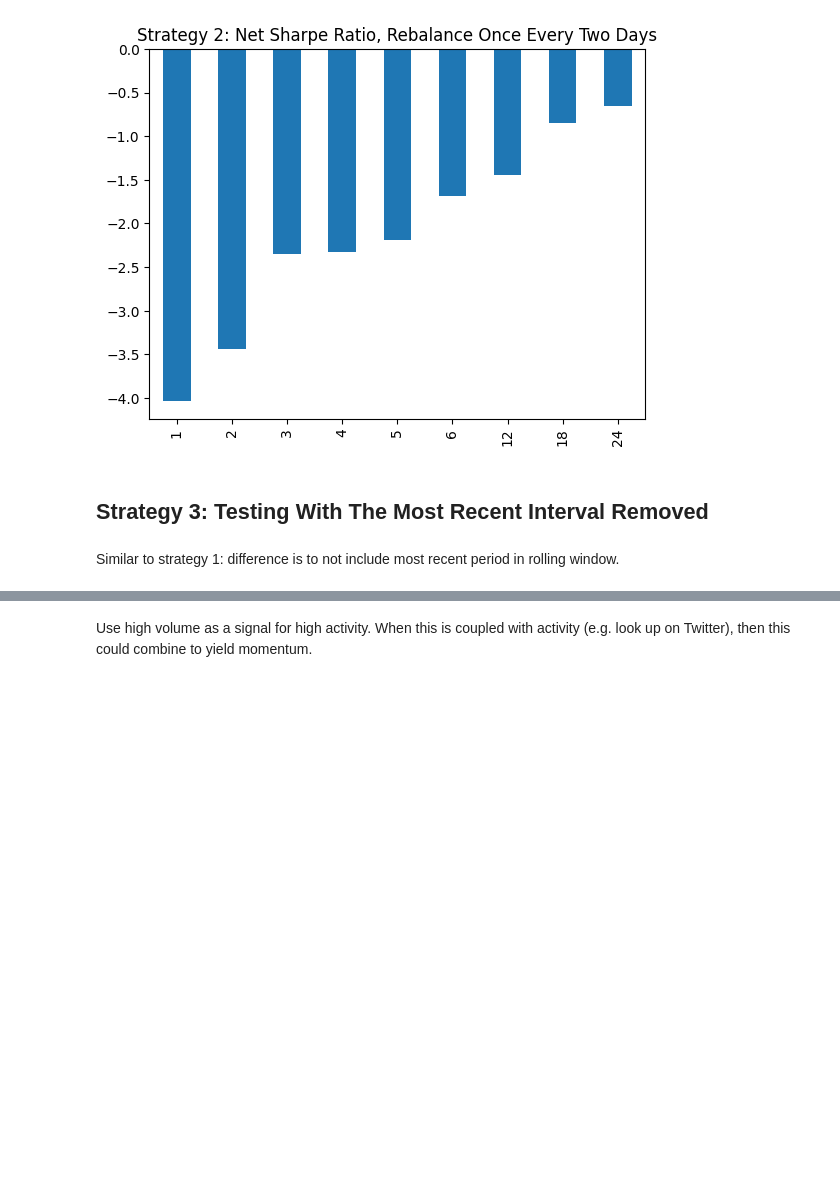
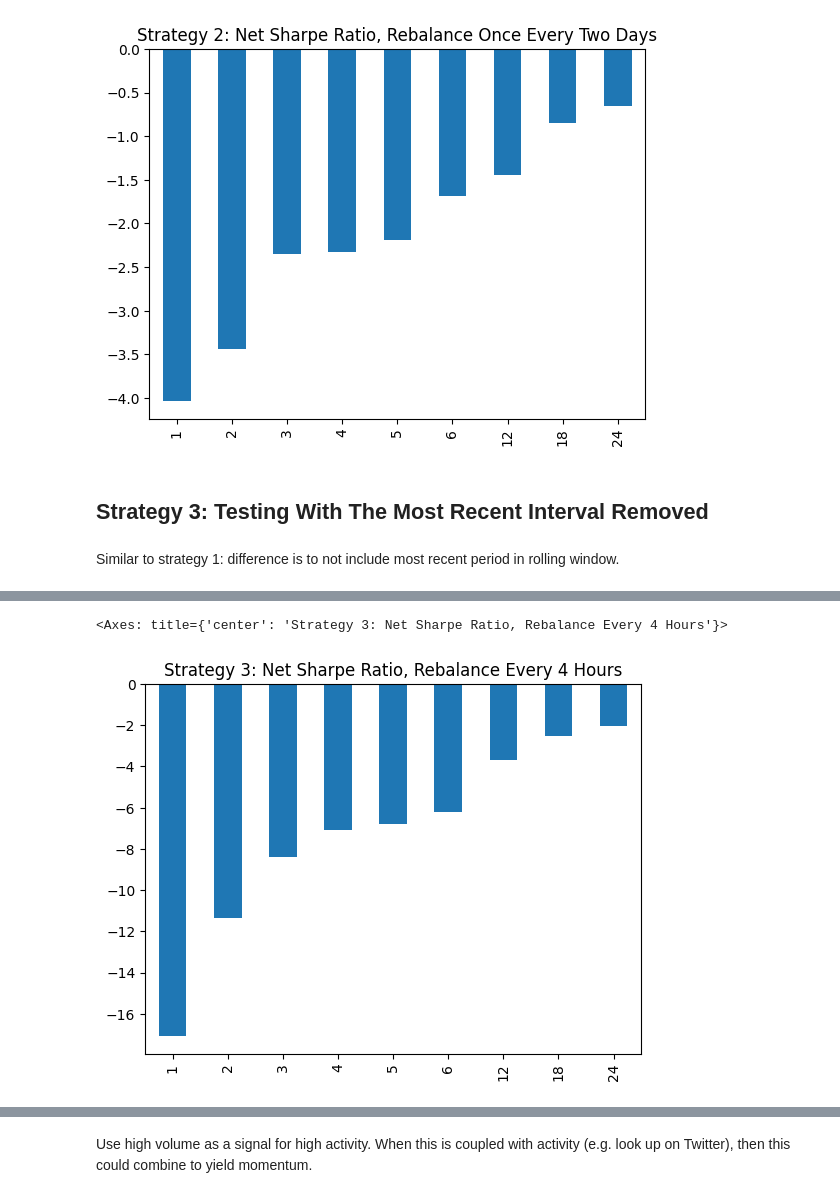
Before and after one commit to wbchristerson/jn-learning, a Jupyter notebook: cryptocurrency_stat_arb.ipynb, the cells around one changed output, grey strips where cells are left out. Saved outputs shown, nothing was run; the diff lists cells and outputs as text; code cells hidden in the pictures; blank space fills up the shorter version.

Commit message:
investigate momentum strategy where most recent period is ignored

```diff
--- a/cryptocurrency_stat_arb.ipynb
+++ b/cryptocurrency_stat_arb.ipynb
@@ -616,0 +648,9 @@ Strategy 1 became unprofitable when taking into account transaction costs. Since
+# %%
+def get_strat_3_net_returns(strat_3_signals_data, ret):
+    strat_3_net_returns_data = dict()
+    for t in strat_3_signals_data:
+        strat_3_net_returns_data[t] = get_net_return(strat_3_signals_data[t].shift(), ret)
+    return pd.DataFrame(strat_3_net_returns_data)
+
+strat_3_net_returns_df = get_strat_3_net_returns(strat_3_signals_data, ret)
+strat_3_net_returns_df
@@ -616,0 +671,15 @@ Strategy 1 became unprofitable when taking into account transaction costs. Since
+# %%
+def get_strat_3_results_stats(strat_3_gross_returns_df, strat_3_net_returns_df, periods_per_day):
+    strat_3_results_stats_data = dict()
+    strat_3_results_stats_data["gross_mean"] = strat_3_gross_returns_df.mean() * 365 * periods_per_day
+    strat_3_results_stats_data["net_mean"] = strat_3_net_returns_df.mean() * 365 * periods_per_day
+    strat_3_results_stats_data["gross_std"] = strat_3_gross_returns_df.std() * np.sqrt(365 * periods_per_day)
+    strat_3_results_stats_data["net_std"] = strat_3_net_returns_df.std() * np.sqrt(365 * periods_per_day)
+    strat_3_results_stats_data["gross_sr"] = \
+        strat_3_results_stats_data["gross_mean"] / strat_3_results_stats_data["gross_std"]
+    strat_3_results_stats_data["net_sr"] = \
+        strat_3_results_stats_data["net_mean"] / strat_3_results_stats_data["net_std"]
+
+    return pd.DataFrame(strat_3_results_stats_data)
+
+get_strat_3_results_stats(strat_3_gross_returns_df, strat_3_net_returns_df, 6)
@@ -616,0 +697,10 @@ Strategy 1 became unprofitable when taking into account transaction costs. Since
+# %%
+def get_strat_3_results(ret, periods_per_day):
+    strat_3_signals_data = get_strat_3_signal_time_horizon_dict(ret)
+    strat_3_gross_rets_df = get_strat_3_gross_returns(strat_3_signals_data, ret)
+    strat_3_net_rets_df = get_strat_3_net_returns(strat_3_signals_data, ret)
+    return get_strat_3_results_stats(strat_3_gross_rets_df, strat_3_net_rets_df, periods_per_day)
+# %%
+# Rebalance every 4 hours
+strat_3_4hr_results = get_strat_3_results(ret, 6)
+strat_3_4hr_results
@@ -616,0 +718,5 @@ Strategy 1 became unprofitable when taking into account transaction costs. Since
+# %%
+strat_3_4hr_results['net_sr'].plot(kind='bar', title='Strategy 3: Net Sharpe Ratio, Rebalance Every 4 Hours')
+# %% [output]
+<Axes: title={'center': 'Strategy 3: Net Sharpe Ratio, Rebalance Every 4 Hours'}>
+[figure, added]
```
Also changed, not shown: parts of 46 cells of this notebook.
